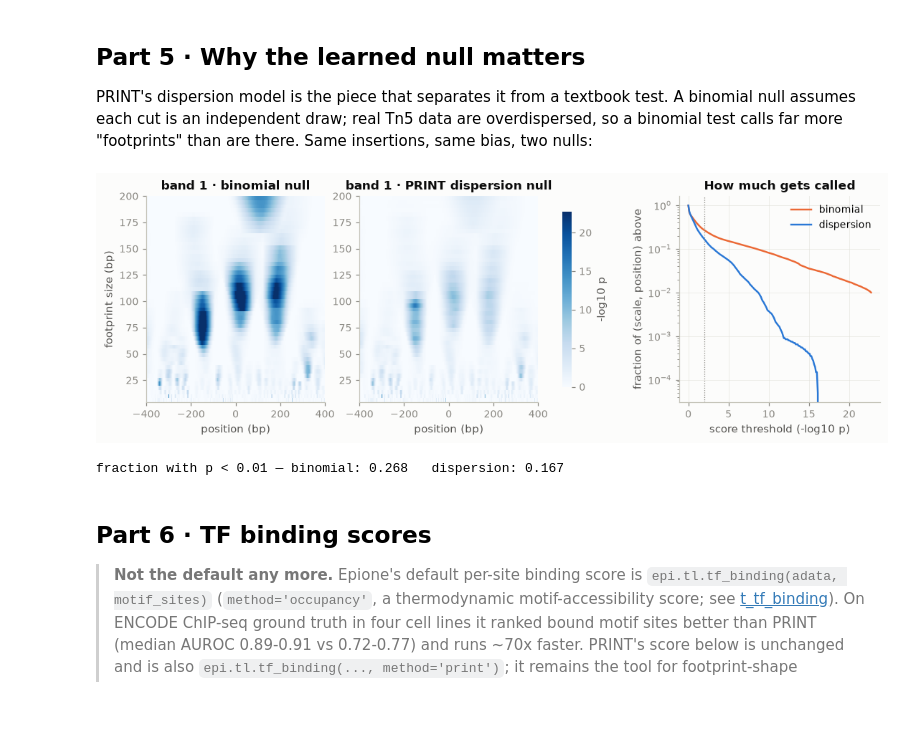
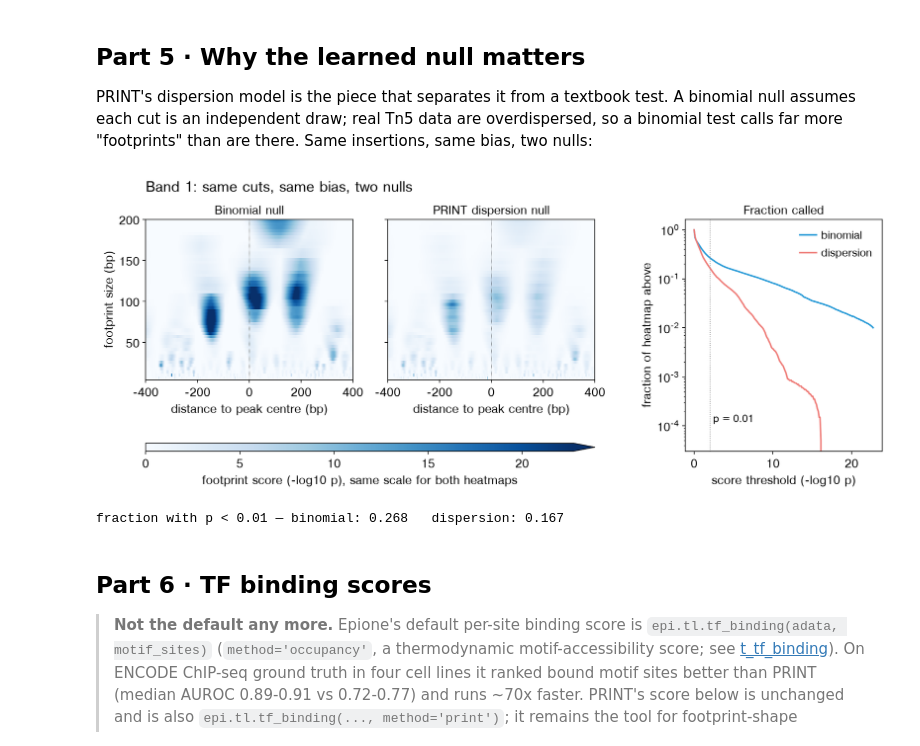
Before and after one commit to aristoteleo/epione, a Jupyter notebook: epione_guide/tutorials/single/t_print_footprint.ipynb, the cells around one changed output. Saved outputs shown, nothing was run; the diff lists cells and outputs as text; code cells hidden in the pictures; blank space fills up the shorter version.

```diff
--- a/epione_guide/tutorials/single/t_print_footprint.ipynb
+++ b/epione_guide/tutorials/single/t_print_footprint.ipynb
@@ -227,0 +256,16 @@ fig, axes = epi.pl.plot_multi_scale_footprint_region(fp, ncols=4, zoom=400, vper
+# %%
+# Scores near the window edge have truncated flanks: read ±600, show ±400.
+fig, axes = epi.pl.plot_multi_scale_footprint_region(
+    fp, ncols=2, zoom=400, vpercentile=99.5, show=False, figsize=(10, 8.4),
+    title=f'Multi-scale footprint around {CHROM}:{summit:,}')
+restyle(fig, tracks=fig.track_axes)
+axes[0].get_gridspec().update(wspace=0.22, hspace=0.3)
+for ax in axes:
+    if ax.get_xlabel():
+        ax.set_xlabel('distance to peak centre (bp)')
+for ax in fig.track_axes[::2]:
+    ax.set_ylabel('cuts', fontsize=12)
+fig.track_axes[1].text(1, 1.06, 'filled: observed cuts   dashed: bias-expected',
+                       transform=fig.track_axes[1].transAxes, ha='right', va='bottom', fontsize=11)
+fig.axes[-1].set_ylabel('footprint score (−log10 p)', fontsize=12)   # the colorbar
+plt.show()
@@ -235,36 +281,47 @@ than are there. Same insertions, same bias, two nulls:
 # %%
 fp_bin = epi.tl.multi_scale_footprint_region(
     adata, [{'chrom': CHROM, 'center': summit}], groupby='band',
     bias=bias, null='binomial', flank=600, verbose=False)
 
 g = 0
 inner = np.abs(fp.positions) <= 400           # drop the edge-truncated flanks
 S_disp, S_bin = fp.score[g][:, inner], fp_bin.score[g][:, inner]
-vmax = np.nanpercentile(np.stack([S_disp, S_bin]), 99.5)
-fig, axes = plt.subplots(1, 3, figsize=(12, 3.4),
-                         gridspec_kw={'width_ratios': [1, 1, 0.9]})
-for ax, S, name in ((axes[0], S_bin, 'binomial null'), (axes[1], S_disp, 'PRINT dispersion null')):
+vmax = np.nanpercentile(np.stack([S_disp, S_bin]), 99.5)    # one colour scale for both
+
+fig = plt.figure(figsize=(13, 5))
+gs = fig.add_gridspec(2, 4, height_ratios=[1, 0.05], width_ratios=[1, 1, 0.1, 0.95],
+                      hspace=0.75, wspace=0.22, left=0.07, right=0.985, top=0.85, bottom=0.1)
+h0 = fig.add_subplot(gs[0, 0]); h1 = fig.add_subplot(gs[0, 1], sharey=h0)
+lax = fig.add_subplot(gs[:, 3])
+for ax, S, name in ((h0, S_bin, 'Binomial null'), (h1, S_disp, 'PRINT dispersion null')):
     im = ax.imshow(S, aspect='auto', origin='lower', cmap='Blues',
                    vmin=0, vmax=vmax, interpolation='nearest',
                    extent=[-400, 400, 2 * fp.scales[0], 2 * fp.scales[-1]])
-    ax.set_title(f'{fp.groups[g]} · {name}')
-    ax.set_xlabel('position (bp)')
-axes[0].set_ylabel('footprint size (bp)')
-fig.colorbar(im, ax=axes[:2], shrink=0.85, label='-log10 p').outline.set_visible(False)
+    ax.axvline(0, color='k', lw=0.5, ls=':')
+    ax.grid(False)
+    ax.set_title(name)
+    ax.set_xlabel('distance to peak centre (bp)')
+h0.set_ylabel('footprint size (bp)')
+h1.tick_params(labelleft=False)
+cb = fig.colorbar(im, cax=fig.add_subplot(gs[1, :2]), orientation='horizontal', extend='max')
+cb.set_label('footprint score (−log10 p), same scale for both heatmaps')
 
 thr = np.linspace(0, vmax, 200)
-for S, col, name in ((S_bin, C[1], 'binomial'), (S_disp, C[0], 'dispersion')):
-    axes[2].plot(thr, [(S > t).mean() for t in thr], color=col, lw=1.6, label=name)
-axes[2].axvline(2, color=MUTED, lw=0.8, ls=':')
-axes[2].set_yscale('log'); axes[2].set_xlabel('score threshold (-log10 p)')
-axes[2].set_ylabel('fraction of (scale, position) above'); axes[2].legend()
-axes[2].grid(alpha=0.6); axes[2].set_axisbelow(True)
-axes[2].set_title('How much gets called')
+for S, col, name in ((S_bin, GROUP[0], 'binomial'), (S_disp, GROUP[1], 'dispersion')):
+    lax.plot(thr, [(S > t).mean() for t in thr], color=col, lw=1.8, label=name)
+lax.axvline(2, color='0.5', lw=0.8, ls=':')
+lax.text(2.4, 1.2e-4, 'p = 0.01', fontsize=12)
+lax.set_yscale('log'); lax.set_xlabel('score threshold (−log10 p)')
+lax.set_ylabel('fraction of heatmap above')
+lax.legend(loc='upper right', frameon=False, handlelength=1.5)
+lax.grid(False)
+lax.set_title('Fraction called')
+fig.suptitle(f'{fp.groups[g].capitalize()}: same cuts, same bias, two nulls', x=0.07, ha='left')
 plt.show()
 print('fraction with p < 0.01 — binomial: {:.3f}   dispersion: {:.3f}'.format(
       (S_bin > 2).mean(), (S_disp > 2).mean()))
 # %% [output]
-[figure, old version]
+[figure, new version]
 fraction with p < 0.01 — binomial: 0.268   dispersion: 0.167
 # %% [markdown]
 ## Part 6 · TF binding scores
```
Also changed, not shown: parts of 11 cells of this notebook, 1 other file.
